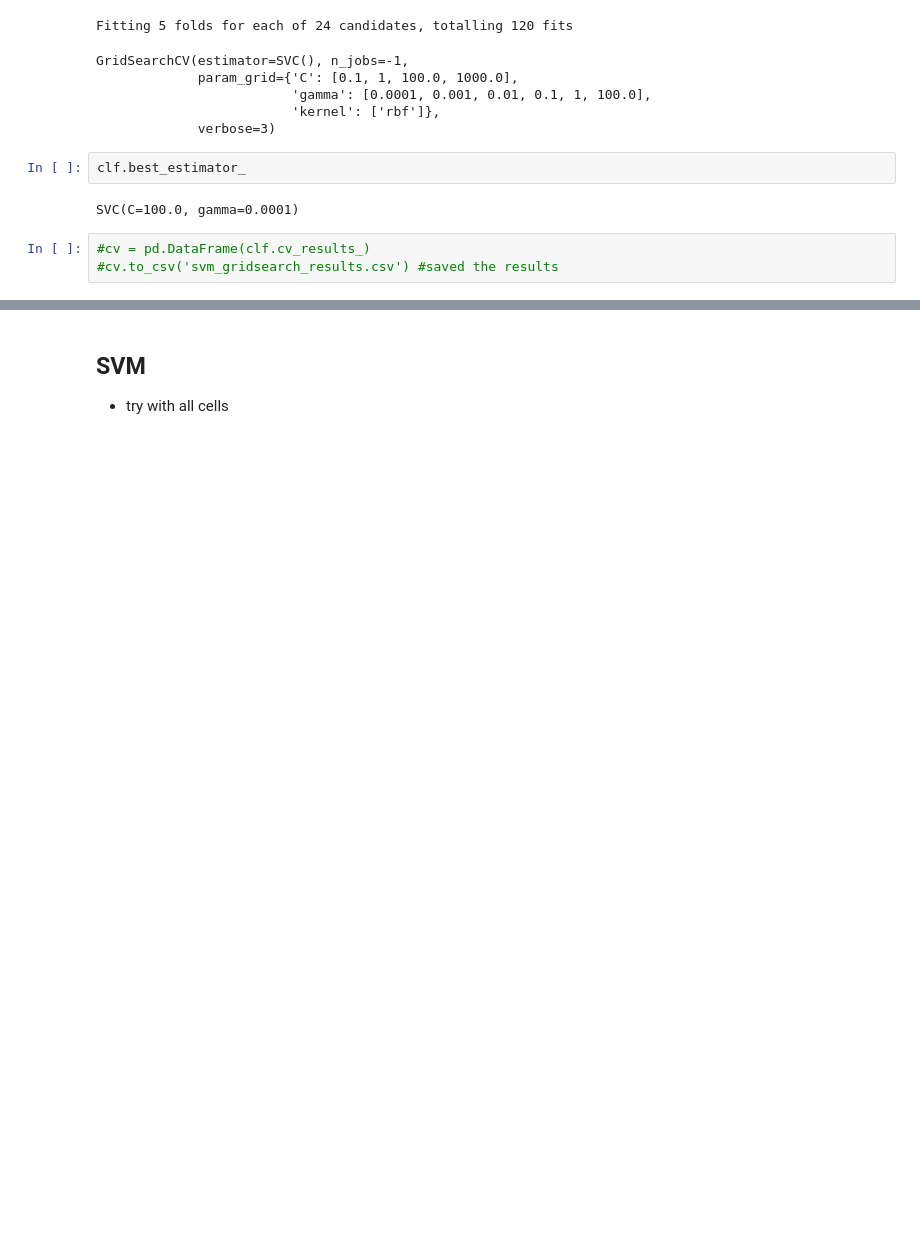
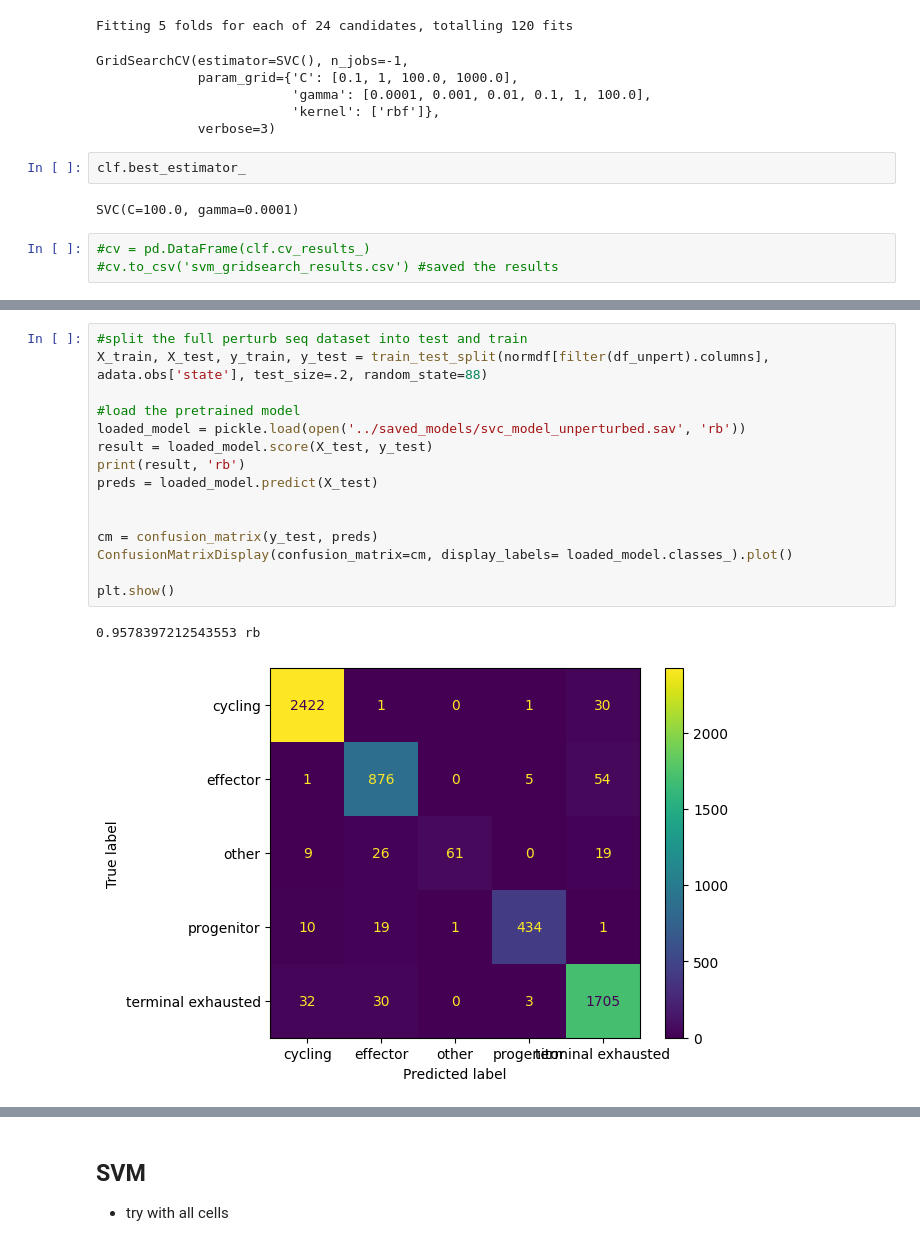
Before and after one commit to amandakhoo/CIDS2023, a Jupyter notebook: classifer.ipynb, the cells around one changed output, grey strips where cells are left out. Saved outputs shown, nothing was run; the diff lists cells and outputs as text; blank space fills up the shorter version.

Commit message:
testing unperturbed model with perturbseq data (#6)

```diff
--- a/classifer.ipynb
+++ b/classifer.ipynb
@@ -144,0 +177,18 @@ SVC(C=100.0, gamma=0.0001)
+# %%
+#split the full perturb seq dataset into test and train
+X_train, X_test, y_train, y_test = train_test_split(normdf[filter(df_unpert).columns], adata.obs['state'], test_size=.2, random_state=88)
+
+#load the pretrained model
+loaded_model = pickle.load(open('../saved_models/svc_model_unperturbed.sav', 'rb'))
+result = loaded_model.score(X_test, y_test)
+print(result, 'rb')
+preds = loaded_model.predict(X_test)
+
+
+cm = confusion_matrix(y_test, preds)
+ConfusionMatrixDisplay(confusion_matrix=cm, display_labels= loaded_model.classes_).plot()
+
+plt.show()
+# %% [output]
+0.9578397212543553 rb
+[figure, added]
```
Also changed, not shown: parts of 8 cells of this notebook, 1 other file.
